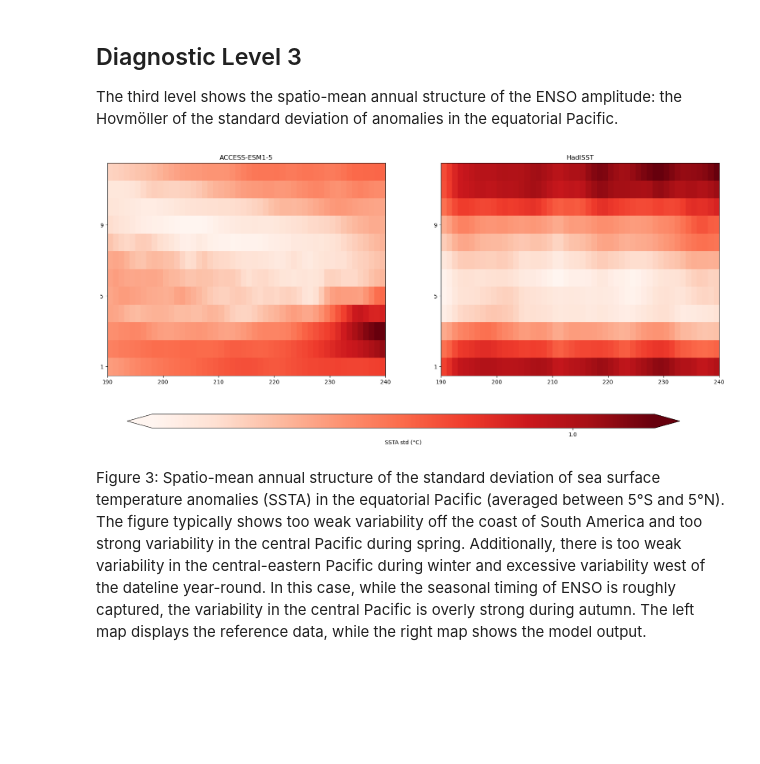
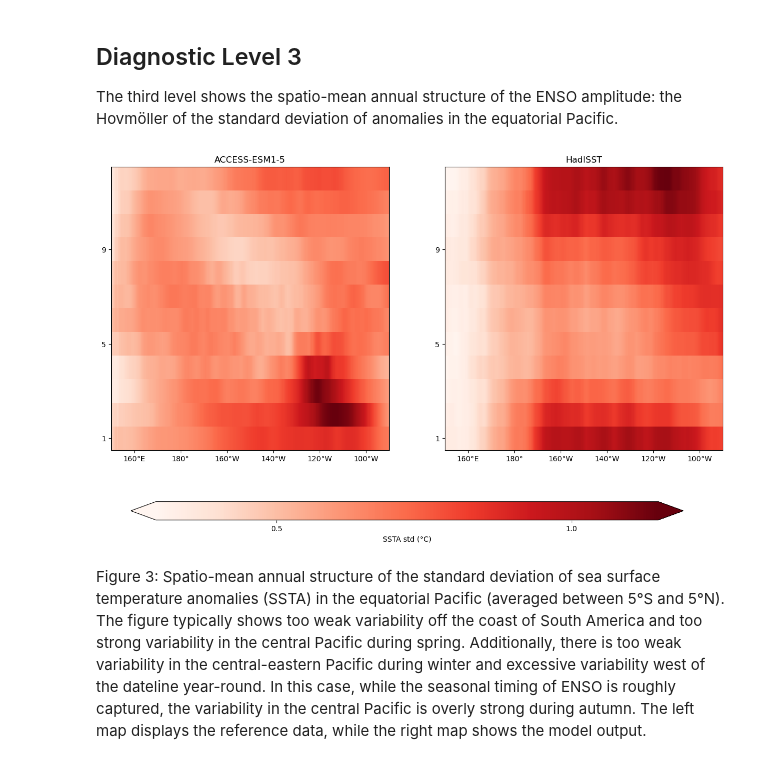
Before and after one commit to ACCESS-NRI/ENSO_recipes, a Jupyter notebook: 12-ENSO_seasonality.ipynb, the cells around one changed output. Saved outputs shown, nothing was run; the diff lists cells and outputs as text; code cells hidden in the pictures; blank space fills up the shorter version.

```diff
--- a/12-ENSO_seasonality.ipynb
+++ b/12-ENSO_seasonality.ipynb
@@ -100,8 +122,8 @@ def sst_std(cube):
     cube = climate_statistics(cube, operator="std_dev", period="monthly") #monthly to plot months
     return cube
 def sst_std_3(cube):
-    nino34_latext_region = {"start_longitude": 190., "end_longitude": 240., "start_latitude": -5., "end_latitude": 5.}
-    cube = regrid(cube, target_grid="1x1", scheme="linear")
+    nino34_latext_region = {"start_longitude": 150., "end_longitude": 270., "start_latitude": -5., "end_latitude": 5.}
+    cube = regrid(cube, target_grid="0.5x0.5", scheme="linear")
     cube = extract_region(cube, **nino34_latext_region)
     cube = anomalies(cube,period='monthly')
     cube = meridional_statistics(cube, 'mean')
@@ -196,27 +218,33 @@ data_prep_3 = {**model_data_prep3, "HadISST":obs_data_prep3["HadISST"]}
 # %%
 import iris.plot as iplt
 import cartopy.feature as cfeature
 import cartopy.crs as ccrs
 
-fig = plt.figure(figsize=(20, 7))
+fig = plt.figure(figsize=(15, 7))
 i =121
-
+def format_longitude(x, pos):
+    if x > 180:
+        return f'{int(360 - x)}°W'
+    elif x == 180:
+        return f'{int(x)}°'
+    else:
+        return f'{int(x)}°E'
 
 for label, cube in data_prep_3.items():
 
     ax1 = plt.subplot(i)
     c1 = iplt.pcolormesh(cube, cmap='Reds')
     ax1.set_yticks([1,5,9])
     ax1.set_title(label)
-
+    plt.gca().xaxis.set_major_formatter(plt.FuncFormatter(format_longitude))
     i+=1
 
 
 # Add a single colorbar at the bottom
 cax = plt.axes([0.15,-0.08,0.7,0.05])
 cbar = fig.colorbar(c1, cax=cax, orientation='horizontal', extend='both', ticks=np.arange(0,2,0.5))
 cbar.set_label('SSTA std (°C)')
 # %% [output]
-[figure, old version]
+[figure, new version]
 # %% [markdown]
 Figure 3: Spatio-mean annual structure of the standard deviation of sea surface temperature anomalies (SSTA) in the equatorial Pacific (averaged between 5°S and 5°N). The figure typically shows too weak variability off the coast of South America and too strong variability in the central Pacific during spring. Additionally, there is too weak variability in the central-eastern Pacific during winter and excessive variability west of the dateline year-round. In this case, while the seasonal timing of ENSO is roughly captured, the variability in the central Pacific is overly strong during autumn. The left map displays the reference data, while the right map shows the model output.
```
Also changed, not shown: parts of 5 cells of this notebook, 5 other files.
